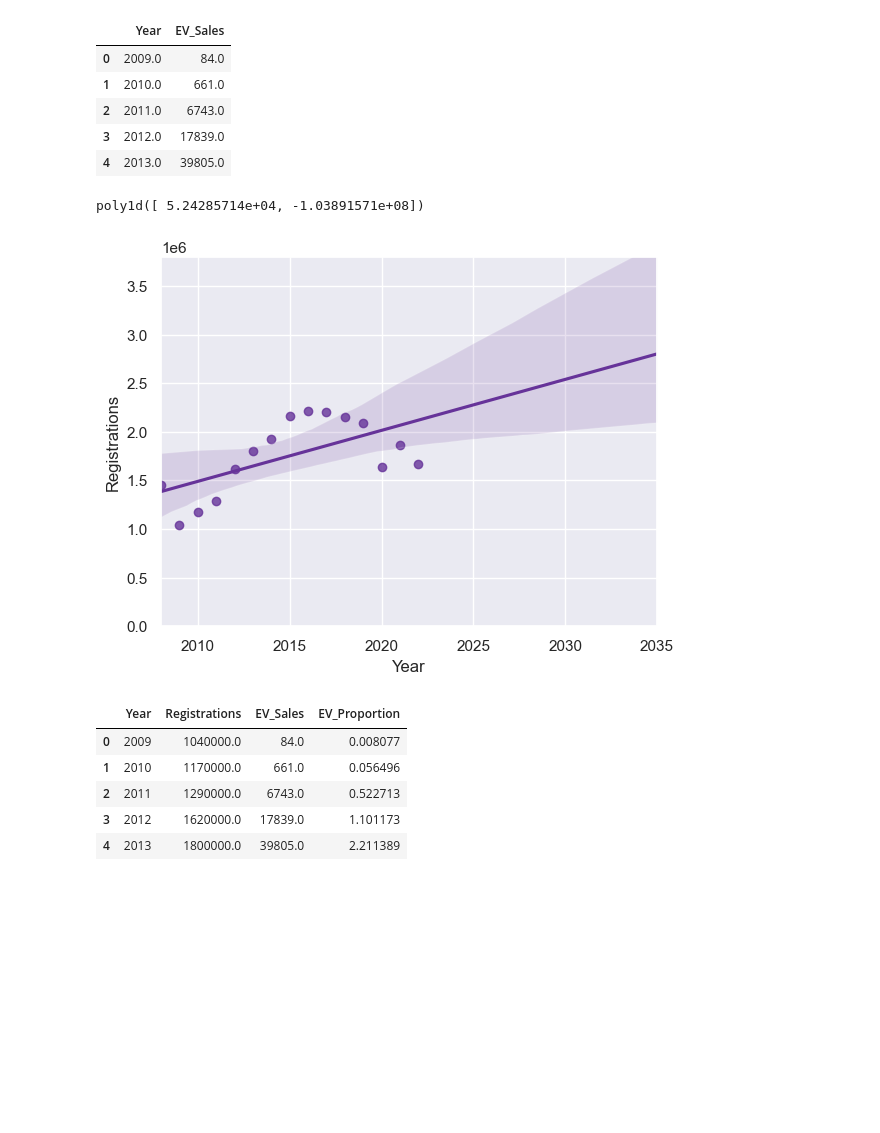
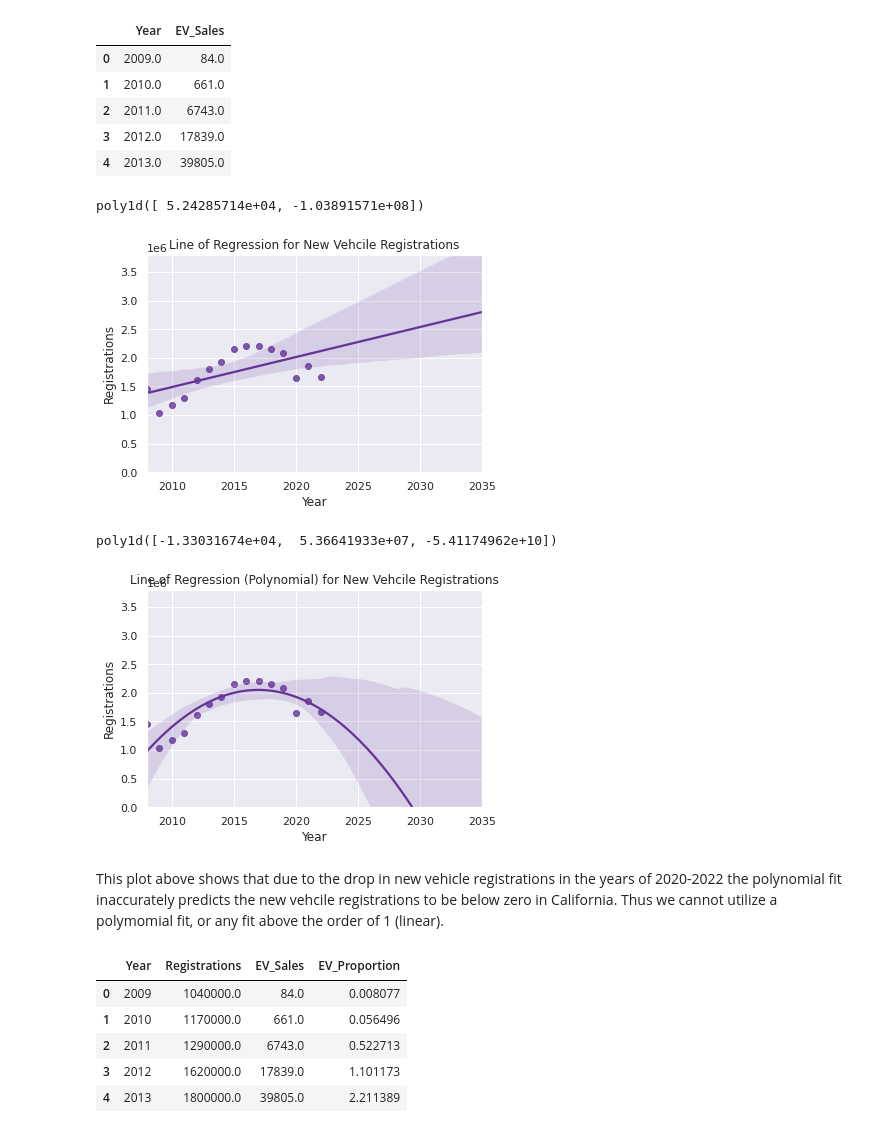
Before and after one commit to nliu880/EV-Sales-in-California, a Jupyter notebook: FinalProjectGroup_Sp23_Weston_Nicole_Adi_Sophia_Katie.ipynb, the cells around one changed output. Saved outputs shown, nothing was run; the diff lists cells and outputs as text; code cells hidden in the pictures; blank space fills up the shorter version.

```diff
--- a/FinalProjectGroup_Sp23_Weston_Nicole_Adi_Sophia_Katie.ipynb
+++ b/FinalProjectGroup_Sp23_Weston_Nicole_Adi_Sophia_Katie.ipynb
@@ -856,20 +899,41 @@ ev_sales_extrapolated.head()
 # %%
 new_reg_regression = np.poly1d(np.polyfit(df_newreg['Year'], df_newreg['Registrations'] , 1))
 
 plt.ylim([0, new_reg_regression(2035) + 1000000])
 plt.xlim([2008, 2035])
 
+plt.title('Line of Regression for New Vehcile Registrations')
 sns.regplot(x = 'Year', y = 'Registrations', data = df_newreg, scatter = True, order = 1,
             truncate = False, ci = 95, color = 'rebeccapurple')
 year = 2023
 for x in range(15, 28):
     df_newreg.loc[x] = [year, new_reg_regression(year)]
     year += 1
 
 new_reg_regression
 # %% [output]
 poly1d([ 5.24285714e+04, -1.03891571e+08])
-[figure, old version]
+[figure, new version]
+# %%
+new_reg_regression_fail = np.poly1d(np.polyfit(df_newreg_poly['Year'], df_newreg_poly['Registrations'] , 2))
+
+plt.ylim([0, new_reg_regression(2035) + 1000000])
+plt.xlim([2008, 2035])
+
+plt.title('Line of Regression (Polynomial) for New Vehcile Registrations', fontdict={'fontsize':10}))
+sns.regplot(x = 'Year', y = 'Registrations', data = df_newreg_poly, scatter = True, order = 2,
+            truncate = False, ci = 95, color = 'rebeccapurple')
+year = 2023
+for x in range(15, 28):
+    df_newreg_poly.loc[x] = [year, new_reg_regression_fail(year)]
+    year += 1
+
+new_reg_regression_fail
+# %% [output]
+poly1d([-1.33031674e+04,  5.36641933e+07, -5.41174962e+10])
+[figure, added]
+# %% [markdown]
+This plot above shows that due to the drop in new vehicle registrations in the years of 2020-2022 the polynomial fit inaccurately predicts the new vehcile registrations to be below zero in California. Thus we cannot utilize a polymomial fit, or any fit above the order of 1 (linear).
 # %%
 df_newreg = df_newreg[df_newreg['Year']>2008].reset_index(drop = True)
 
```
Also changed, not shown: parts of 33 cells of this notebook.
